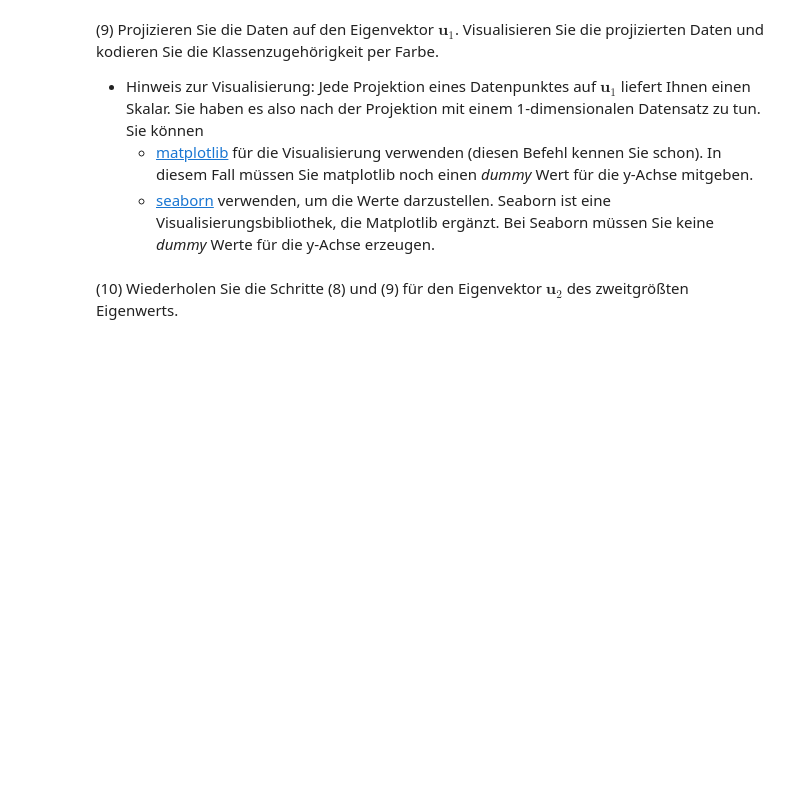
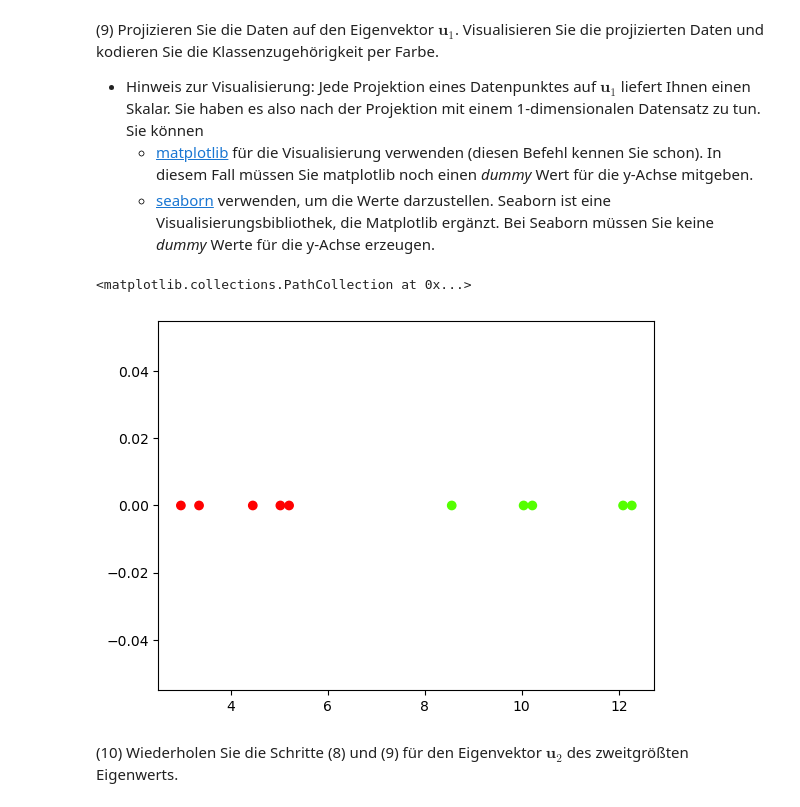
Before and after one commit to Ven109/Machine-Learning, a Jupyter notebook: Uebung_12.ipynb, the cells around one changed output. Cells and saved outputs as stored; diff of their text form; code cells hidden in the pictures; blank space fills up the shorter version.

```diff
--- a/Uebung_12.ipynb
+++ b/Uebung_12.ipynb
@@ -148,0 +146,7 @@ m2 = np.ones((2))
+# %%
+is_label_1 = (y_12_2==1).reshape(10,1)
+m1 = np.mean(X_12_2,axis=0,where=is_label_1)
+m2 = np.mean(X_12_2,axis=0,where=np.logical_not(is_label_1))
+
+S_b = np.outer(m1 - m2, m1 - m2)
+print(S_b)
@@ -151,2 +162,10 @@ m2 = np.ones((2))
 # %% [markdown]
 (6) Berechnen Sie $S_w$ für Ihre Daten.
+# %%
+def within_scatter_matrix_k(X, m_k):
+    diff = X - m_k
+    S_wk = diff.T @ diff
+    return S_wk
+
+S_w = within_scatter_matrix_k(X_12_2[:5,:],m1) + within_scatter_matrix_k(X_12_2[5:9],m2)
+print(S_w)
@@ -153,2 +175,9 @@ m2 = np.ones((2))
 # %% [markdown]
 (7) Bestimmen Sie die Matrix $(S_w^{-1}S_b)$ und führen Sie mit *Numpy* eine Eigenwertzerlegung durch.
+# %%
+matrix = np.linalg.inv(S_w)@S_b
+print(matrix)
+
+eig_values, eig_vectors = np.linalg.eig(matrix)
+print(eig_values)
+print(eig_vectors)
@@ -156,3 +191,8 @@ m2 = np.ones((2))
 (8) Identifizieren Sie den größten Eigenwert und dazu den assoziierten Eigenvektor. Wir nennen diesen Eigenvektor $\mathbf{u}_1$.
 
 * Falls Sie Schwierigkeiten haben: Erinnern Sie sich an die Übung zur PCA und daran, wie die Eigenwerte und Eigenvektoren von numpy zurückgegeben werden.
+# %%
+u1_eig_values = eig_values[0]
+u1 = eig_vectors[:,0]
+print(u1_eig_values)
+print(u1)
@@ -162,5 +205,12 @@ m2 = np.ones((2))
 * Hinweis zur Visualisierung: Jede Projektion eines Datenpunktes auf $\mathbf{u}_1$ liefert Ihnen einen Skalar. Sie haben es also nach der Projektion mit einem 1-dimensionalen Datensatz zu tun. Sie können
     - [matplotlib](https://matplotlib.org/api/pyplot_api.html) für die Visualisierung verwenden (diesen Befehl kennen Sie schon). In diesem Fall müssen Sie matplotlib noch einen *dummy* Wert für die y-Achse mitgeben.
     - [seaborn](https://seaborn.pydata.org/generated/seaborn.rugplot.html) verwenden, um die Werte darzustellen. Seaborn ist eine Visualisierungsbibliothek, die Matplotlib ergänzt. Bei Seaborn müssen Sie keine *dummy* Werte für die y-Achse erzeugen.
+# %%
+y_zeros = np.zeros((X_12_2.shape[0]))
+proj_u1 = u1 @ X_12_2.T
+plt.scatter(proj_u1,y_zeros, c=y_12_2, cmap="prism")
+# %% [output]
+<matplotlib.collections.PathCollection at 0x...>
+[figure, added]
 # %% [markdown]
 (10) Wiederholen Sie die Schritte (8) und (9) für den Eigenvektor $\mathbf{u}_2$ des zweitgrößten Eigenwerts.
```
Also changed, not shown: parts of 11 cells of this notebook.
